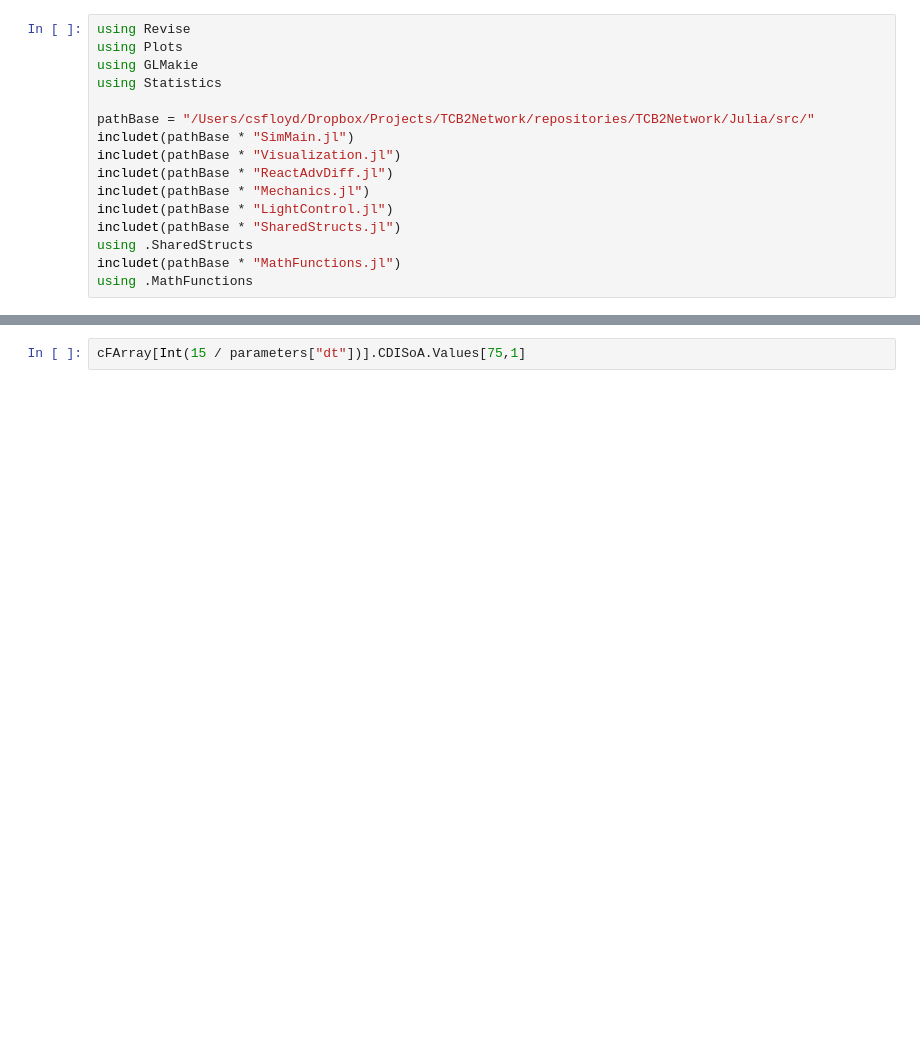
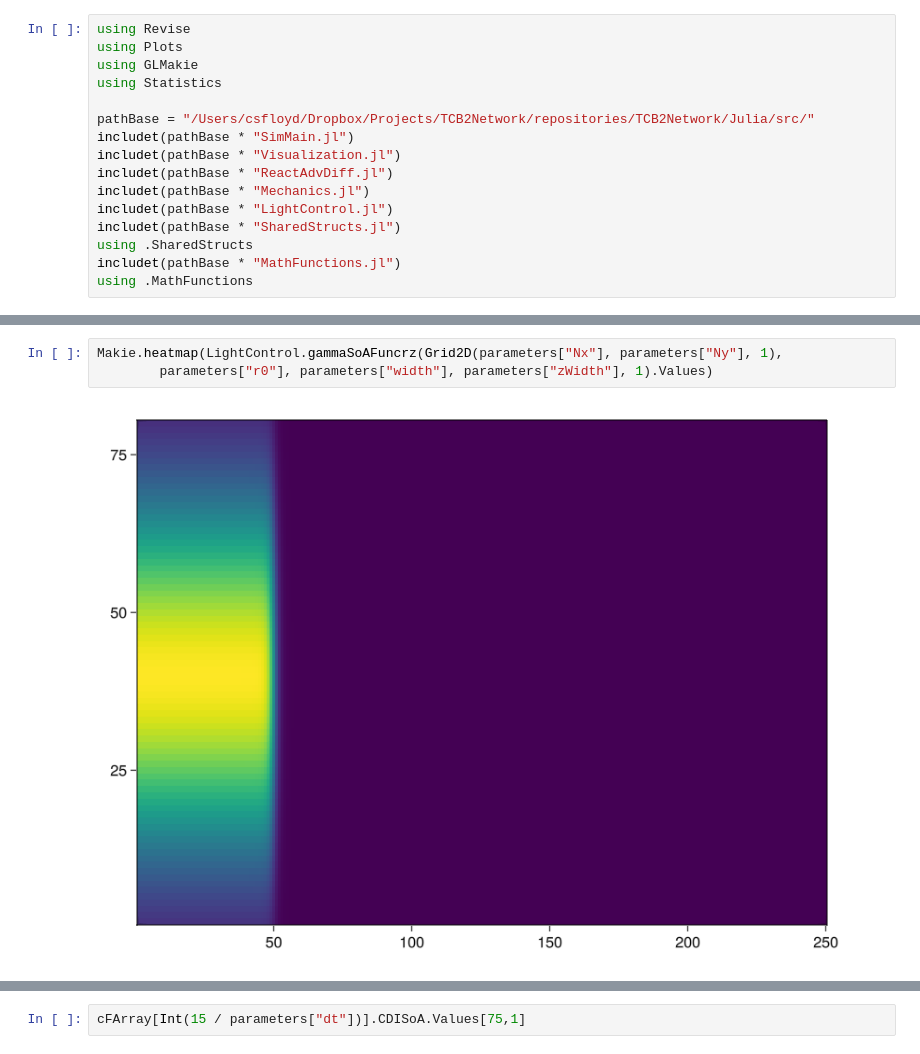
Before and after one commit to csfloyd/TCB2Network, a Jupyter notebook: Julia/Notebooks/MainDev.ipynb, the cells around one changed output, grey strips where cells are left out. Drawn from its saved outputs; the diff is of its cells as text; blank space fills up the shorter version.

```diff
--- a/Julia/Notebooks/MainDev.ipynb
+++ b/Julia/Notebooks/MainDev.ipynb
@@ -80,0 +119,5 @@ Done.
+# %%
+Makie.heatmap(LightControl.gammaSoAFuncrz(Grid2D(parameters["Nx"], parameters["Ny"], 1),
+        parameters["r0"], parameters["width"], parameters["zWidth"], 1).Values)
+# %% [output]
+[figure, added]
```
Also changed, not shown: parts of 14 cells of this notebook, 33 other files.
